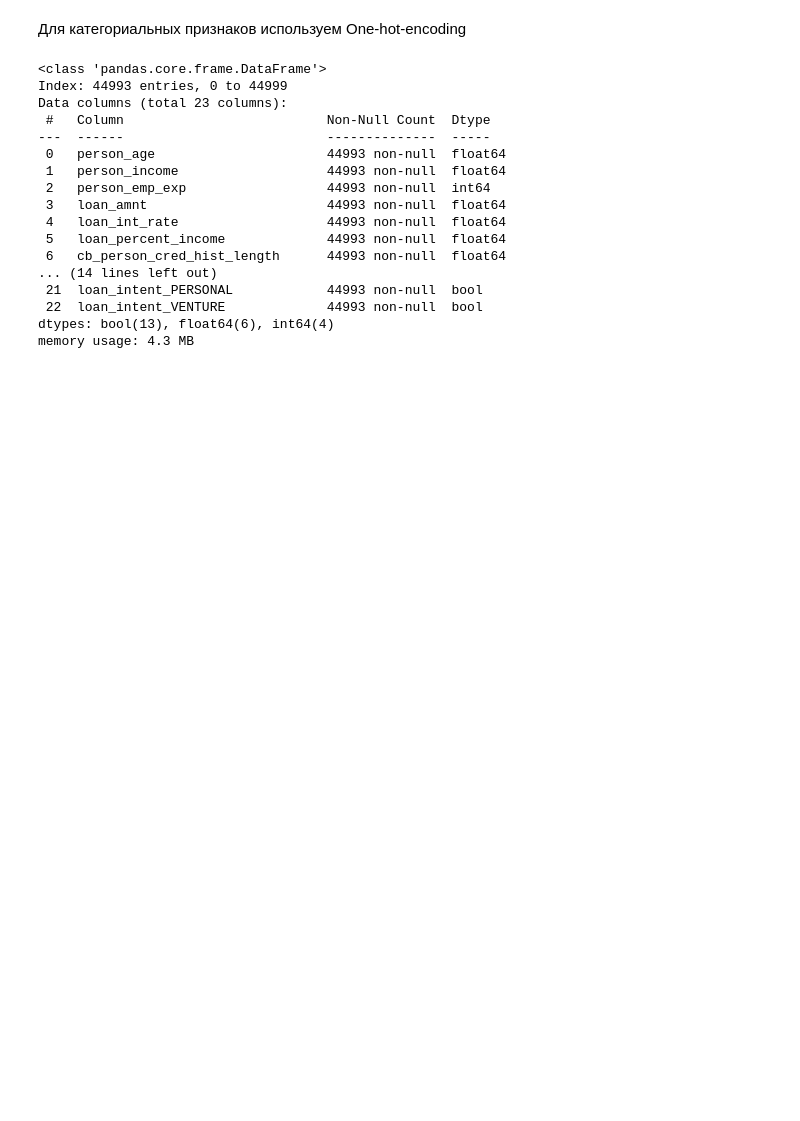
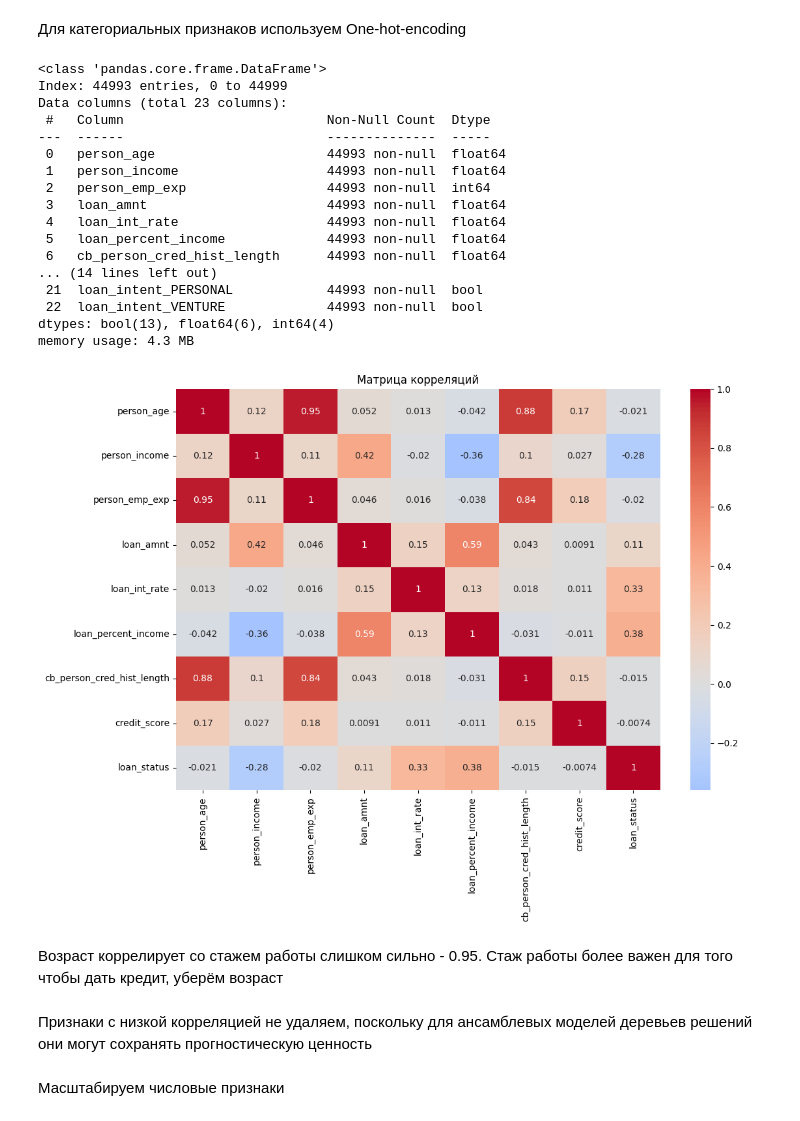
Before and after one commit to yowlxc/python2sem-lab10, a Jupyter notebook: ml/preprocessing.ipynb, the cells around one changed output. Drawn from its saved outputs; the diff is of its cells as text; code cells hidden in the pictures; blank space fills up the shorter version.

```diff
--- a/ml/preprocessing.ipynb
+++ b/ml/preprocessing.ipynb
@@ -144,3 +225,27 @@ Data columns (total 23 columns):
  22  loan_intent_VENTURE             44993 non-null  bool
 dtypes: bool(13), float64(6), int64(4)
 memory usage: 4.3 MB
+# %%
+corr_matrix = (
+    df[numeric_features + ["loan_status"]]
+    .corr()
+)
+
+plt.figure(figsize=(12,8))
+
+sns.heatmap(
+    corr_matrix,
+    annot=True,
+    cmap="coolwarm",
+    center=0
+)
+
+plt.title(
+    "Матрица корреляций"
+)
+
+plt.show()
+# %% [output]
+[figure, added]
+# %% [markdown]
+Возраст коррелирует со стажем работы слишком сильно - 0.95. Стаж работы более важен для того чтобы дать кредит, уберём возраст
@@ -146,0 +259,4 @@ memory usage: 4.3 MB
+# %% [markdown]
+Признаки с низкой корреляцией не удаляем, поскольку для ансамблевых моделей деревьев решений они могут сохранять прогностическую ценность
+# %% [markdown]
+Масштабируем числовые признаки
```
Also changed, not shown: parts of 14 cells of this notebook, 6 other files.
